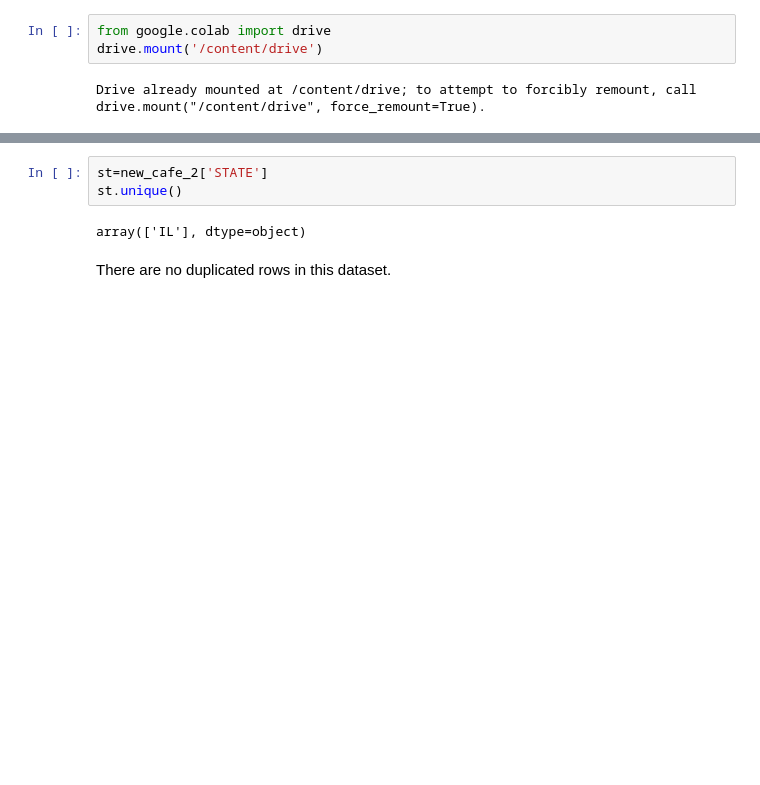
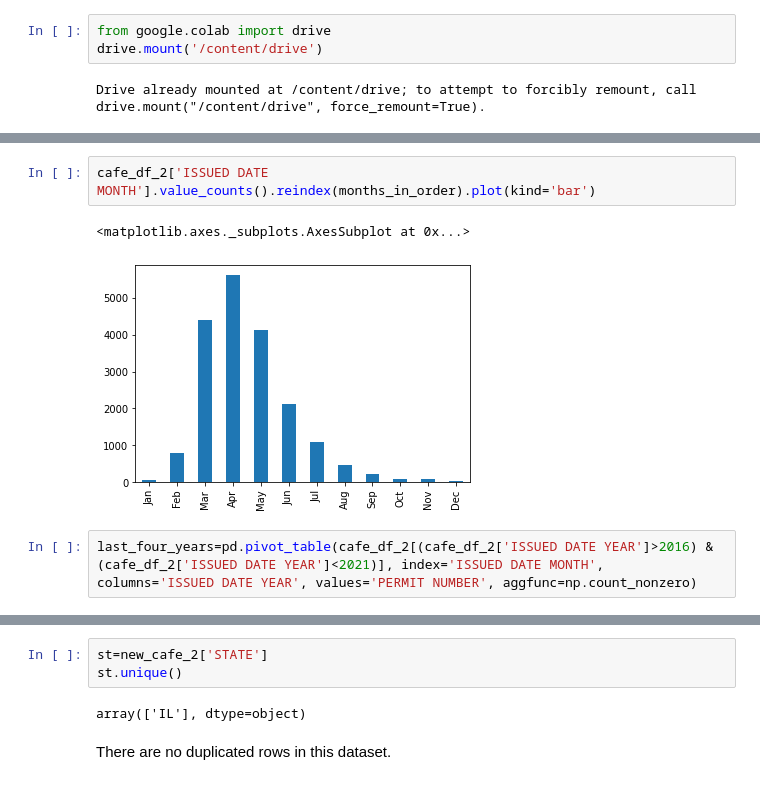
Before and after one commit to cammoore41/Chicago-Sidewalks, a Jupyter notebook: Sidewalk_Cafe_EDA.ipynb, the cells around one changed output, grey strips where cells are left out. Saved outputs shown, nothing was run; the diff lists cells and outputs as text; blank space fills up the shorter version.

```diff
--- a/Sidewalk_Cafe_EDA.ipynb
+++ b/Sidewalk_Cafe_EDA.ipynb
@@ -398,0 +197,7 @@ memory usage: 2.7+ MB
+# %%
+cafe_df_2['ISSUED DATE MONTH'].value_counts().reindex(months_in_order).plot(kind='bar')
+# %% [output]
+<matplotlib.axes._subplots.AxesSubplot at 0x...>
+[figure, added]
+# %%
+last_four_years=pd.pivot_table(cafe_df_2[(cafe_df_2['ISSUED DATE YEAR']>2016) & (cafe_df_2['ISSUED DATE YEAR']<2021)], index='ISSUED DATE MONTH', columns='ISSUED DATE YEAR', values='PERMIT NUMBER', aggfunc=np.count_nonzero)
```
Also changed, not shown: parts of 80 cells of this notebook.
